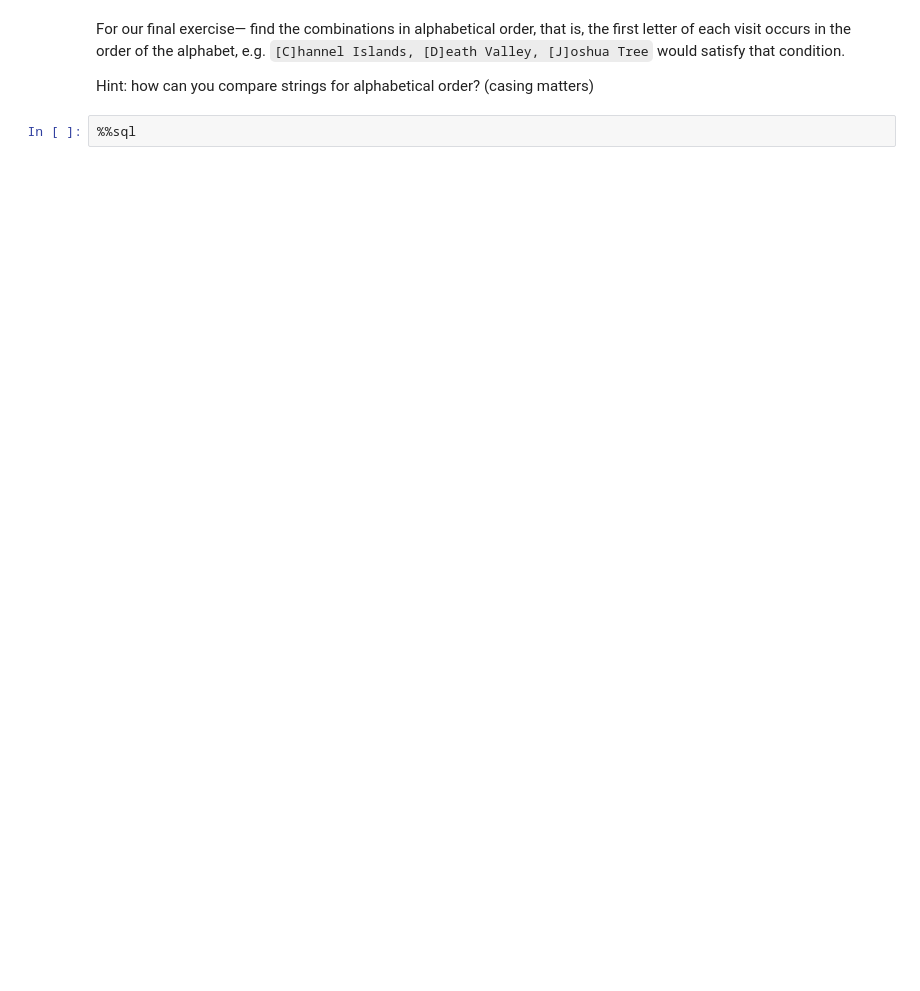
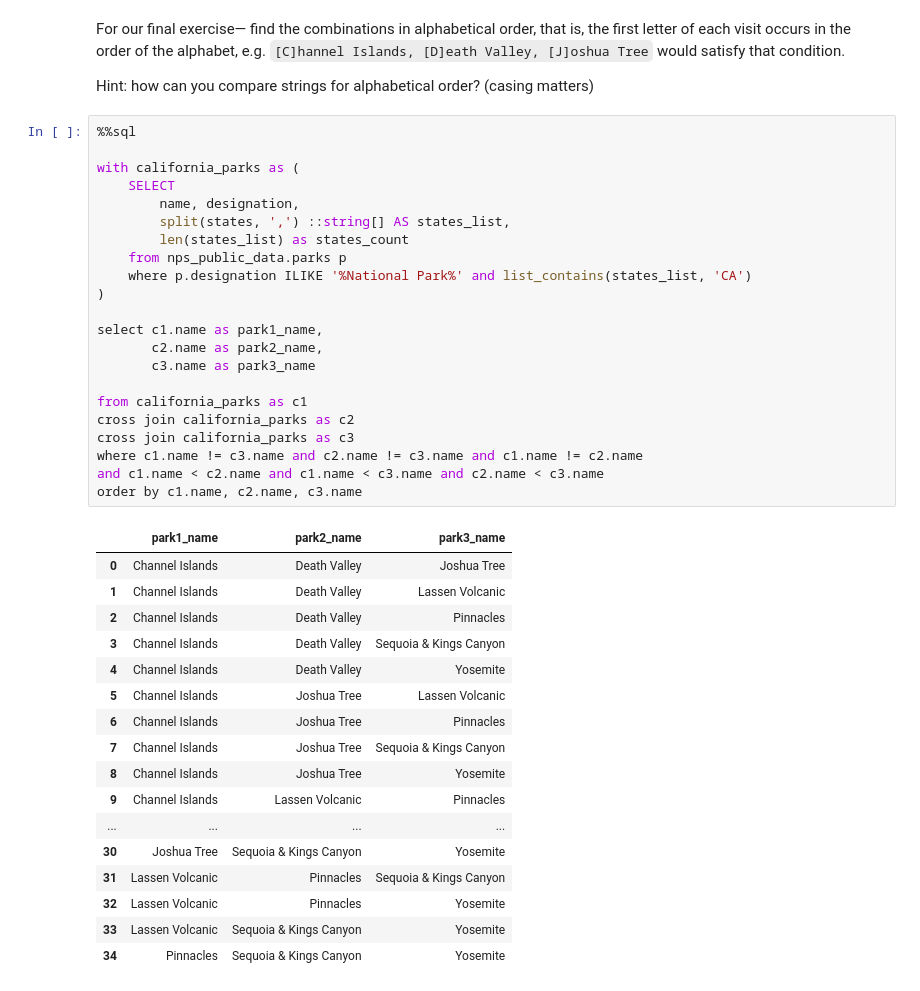
Before and after one commit to educifuentes/fundamentals-of-data-transformation-4554074, a Jupyter notebook: course/02-sql/exercises/blank-excercise edu.ipynb, the cells around one changed output. Cells and saved outputs as stored; diff of their text form; blank space fills up the shorter version.

```diff
--- a/course/02-sql/exercises/blank-excercise edu.ipynb
+++ b/course/02-sql/exercises/blank-excercise edu.ipynb
@@ -120,5 +315,43 @@ Hint: self-joins and cross joins might be useful.
 For our final exercise— find the combinations in alphabetical order, that is, the first letter of each visit occurs in the order of the alphabet, e.g. `[C]hannel Islands, [D]eath Valley, [J]oshua Tree` would satisfy that condition.
 
 Hint: how can you compare strings for alphabetical order? (casing matters)
-# %%
-%%sql
+# %%
+%%sql
+
+with california_parks as (
+    SELECT
+        name, designation,
+        split(states, ',') ::string[] AS states_list,
+        len(states_list) as states_count
+    from nps_public_data.parks p
+    where p.designation ILIKE '%National Park%' and list_contains(states_list, 'CA')
+)
+
+select c1.name as park1_name,
+       c2.name as park2_name,
+       c3.name as park3_name
+
+from california_parks as c1
+cross join california_parks as c2
+cross join california_parks as c3
+where c1.name != c3.name and c2.name != c3.name and c1.name != c2.name
+and c1.name < c2.name and c1.name < c3.name and c2.name < c3.name
+order by c1.name, c2.name, c3.name
+# %% [output]
+|  | park1_name | park2_name | park3_name |
+| 0 | Channel Islands | Death Valley | Joshua Tree |
+| 1 | Channel Islands | Death Valley | Lassen Volcanic |
+| 2 | Channel Islands | Death Valley | Pinnacles |
+| 3 | Channel Islands | Death Valley | Sequoia & Kings Canyon |
+| 4 | Channel Islands | Death Valley | Yosemite |
+| 5 | Channel Islands | Joshua Tree | Lassen Volcanic |
+| 6 | Channel Islands | Joshua Tree | Pinnacles |
+| 7 | Channel Islands | Joshua Tree | Sequoia & Kings Canyon |
+| 8 | Channel Islands | Joshua Tree | Yosemite |
+| 9 | Channel Islands | Lassen Volcanic | Pinnacles |
+| ... | ... | ... | ... |
+| 30 | Joshua Tree | Sequoia & Kings Canyon | Yosemite |
+| 31 | Lassen Volcanic | Pinnacles | Sequoia & Kings Canyon |
+| 32 | Lassen Volcanic | Pinnacles | Yosemite |
+| 33 | Lassen Volcanic | Sequoia & Kings Canyon | Yosemite |
+| 34 | Pinnacles | Sequoia & Kings Canyon | Yosemite |
```
Also changed, not shown: parts of 19 cells of this notebook.
